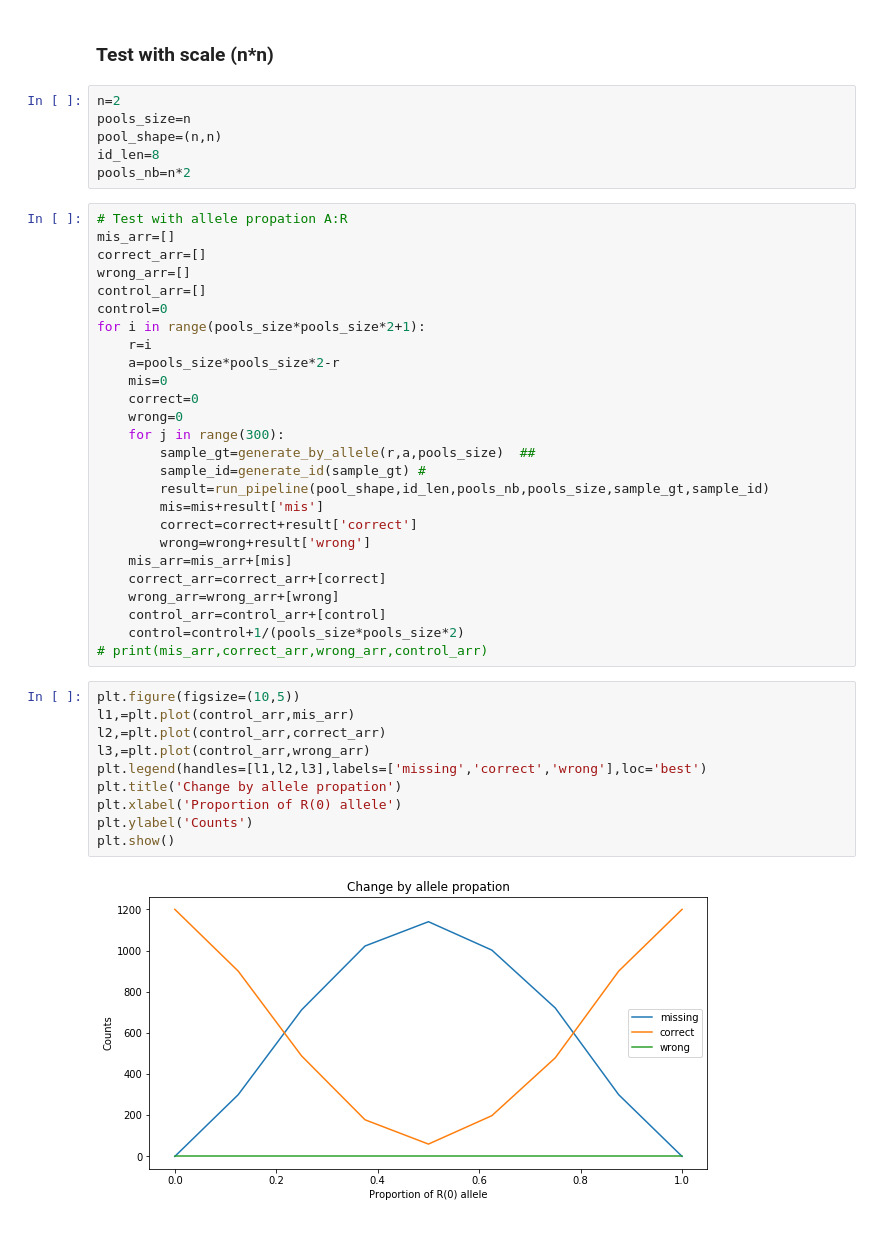
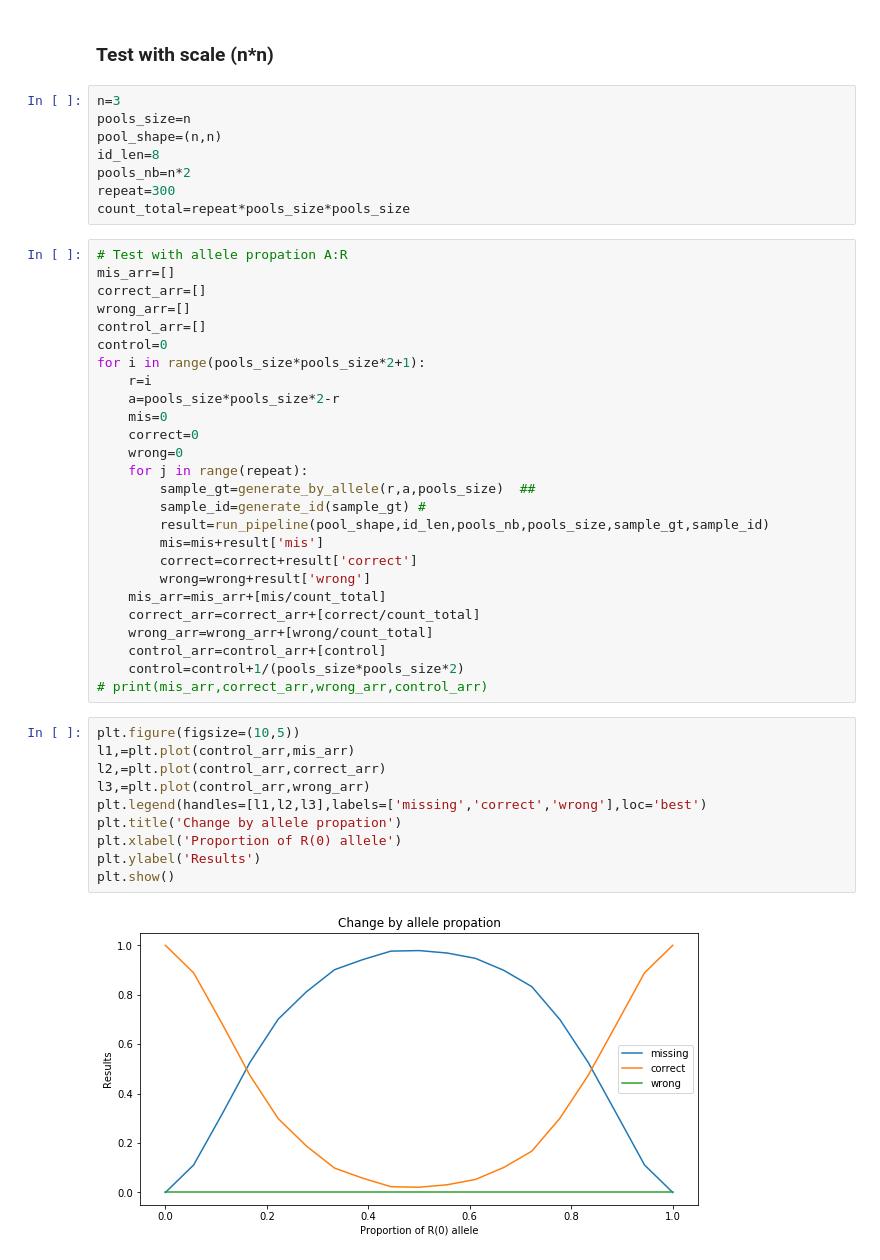
Before and after one commit to Jiarong000/PoolingProject, a Jupyter notebook: Starting_materials/Funftion_run.ipynb, the cells around one changed output. Cells and saved outputs as stored; diff of their text form.

```diff
--- a/Starting_materials/Funftion_run.ipynb
+++ b/Starting_materials/Funftion_run.ipynb
@@ -389,11 +360,13 @@ def run_pipeline_access_with_gt(pool_shape,id_len,pools_nb,pools_size,sample_gt,
 # %% [markdown]
 ### Test with scale (n*n)
 # %%
-n=2
+n=3
 pools_size=n
 pool_shape=(n,n)
 id_len=8
 pools_nb=n*2
+repeat=300
+count_total=repeat*pools_size*pools_size
 # %%
 # Test with allele propation A:R
 mis_arr=[]
@@ -407,28 +380,28 @@ for i in range(pools_size*pools_size*2+1):
     mis=0
     correct=0
     wrong=0
-    for j in range(300):
+    for j in range(repeat):
         sample_gt=generate_by_allele(r,a,pools_size)  ##
         sample_id=generate_id(sample_gt) #
         result=run_pipeline(pool_shape,id_len,pools_nb,pools_size,sample_gt,sample_id)
         mis=mis+result['mis']
         correct=correct+result['correct']
         wrong=wrong+result['wrong']
-    mis_arr=mis_arr+[mis]
-    correct_arr=correct_arr+[correct]
-    wrong_arr=wrong_arr+[wrong]
+    mis_arr=mis_arr+[mis/count_total]
+    correct_arr=correct_arr+[correct/count_total]
+    wrong_arr=wrong_arr+[wrong/count_total]
     control_arr=control_arr+[control]
     control=control+1/(pools_size*pools_size*2)
 # print(mis_arr,correct_arr,wrong_arr,control_arr)
 # %%
 plt.figure(figsize=(10,5))
 l1,=plt.plot(control_arr,mis_arr)
 l2,=plt.plot(control_arr,correct_arr)
 l3,=plt.plot(control_arr,wrong_arr)
 plt.legend(handles=[l1,l2,l3],labels=['missing','correct','wrong'],loc='best')
 plt.title('Change by allele propation')
 plt.xlabel('Proportion of R(0) allele')
-plt.ylabel('Counts')
+plt.ylabel('Results')
 plt.show()
 # %% [output]
-[figure, old version]
+[figure, new version]
```
Also changed, not shown: parts of 11 cells of this notebook.
